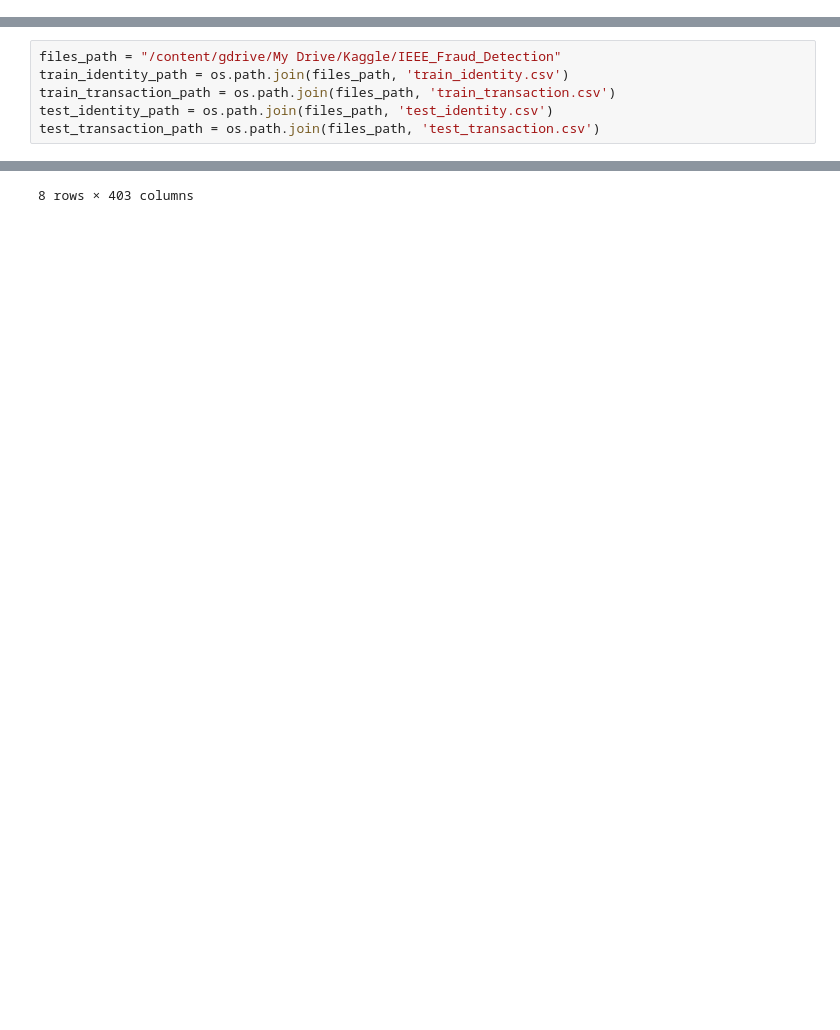
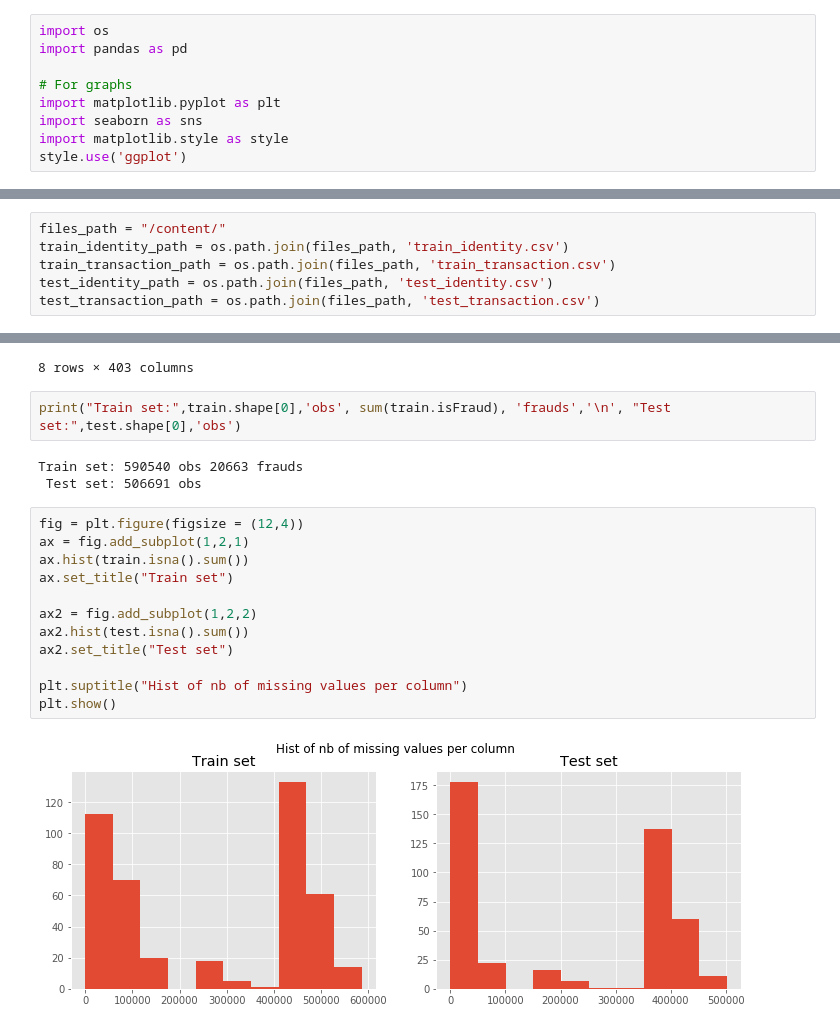
Before and after one commit to kaggle-team/IEEE-Fraud-Detection, a Jupyter notebook: main.ipynb, the cells around one changed output, grey strips where cells are left out. Saved outputs shown, nothing was run; the diff lists cells and outputs as text; blank space fills up the shorter version.

```diff
--- a/main.ipynb
+++ b/main.ipynb
@@ -8,3 +7,12 @@ from google.colab import drive
 drive.mount('/content/gdrive')
 # %% [output]
 Drive already mounted at /content/gdrive; to attempt to forcibly remount, call drive.mount("/content/gdrive", force_remount=True).
+# %%
+import os
+import pandas as pd
+
+# For graphs
+import matplotlib.pyplot as plt
+import seaborn as sns
+import matplotlib.style as style
+style.use('ggplot')
@@ -11,5 +29,5 @@ Drive already mounted at /content/gdrive; to attempt to forcibly remount, call d
 # %%
-files_path = "/content/gdrive/My Drive/Kaggle/IEEE_Fraud_Detection"
+files_path = "/content/"
 train_identity_path = os.path.join(files_path, 'train_identity.csv')
 train_transaction_path = os.path.join(files_path, 'train_transaction.csv')
 test_identity_path = os.path.join(files_path, 'test_identity.csv')
@@ -46,3 +64,22 @@ train.describe()
 | 75% | 3.429904e+06 | 0.000000 | 1.124662e+07 | 125.000000 | 14184.000000 | 512.000000 | 150.000000 | 226.000000 | 330.000000 | ... |
 | max | 3.577539e+06 | 1.000000 | 1.581113e+07 | 31937.391000 | 18396.000000 | 600.000000 | 231.000000 | 237.000000 | 540.000000 | ... |
 8 rows × 403 columns
+# %%
+print("Train set:",train.shape[0],'obs', sum(train.isFraud), 'frauds','\n', "Test set:",test.shape[0],'obs')
+# %% [output]
+Train set: 590540 obs 20663 frauds
+ Test set: 506691 obs
+# %%
+fig = plt.figure(figsize = (12,4))
+ax = fig.add_subplot(1,2,1)
+ax.hist(train.isna().sum())
+ax.set_title("Train set")
+
+ax2 = fig.add_subplot(1,2,2)
+ax2.hist(test.isna().sum())
+ax2.set_title("Test set")
+
+plt.suptitle("Hist of nb of missing values per column")
+plt.show()
+# %% [output]
+[figure, added]
```
Also changed, not shown: parts of 3 cells of this notebook.
